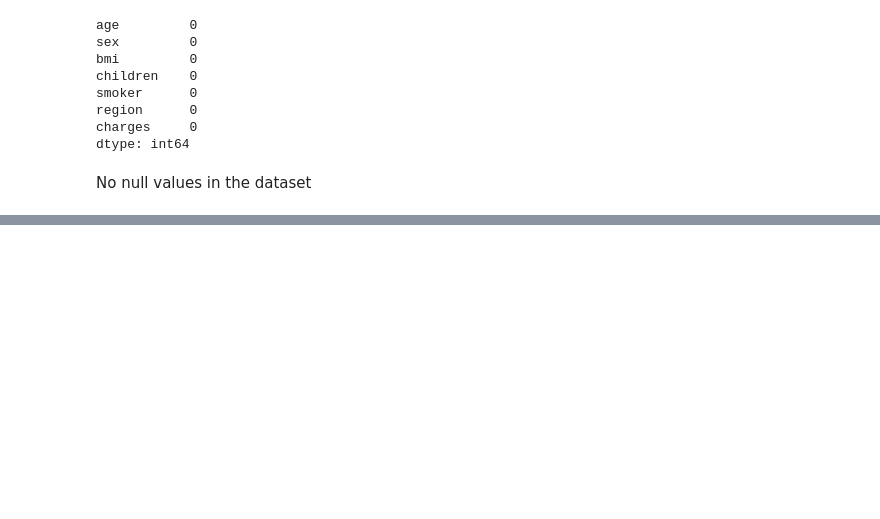
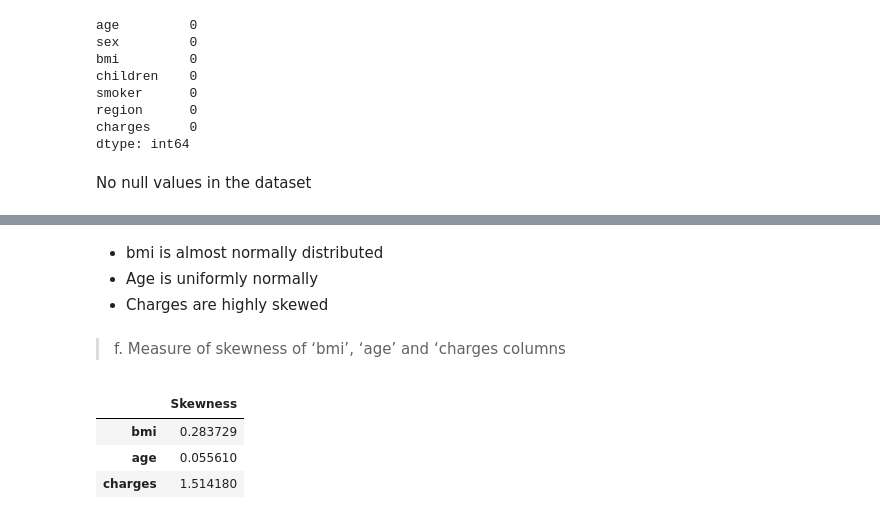
Before and after one commit to subodhpushpak/quickreference, a Jupyter notebook: mlai/assign1.ipynb, the cells around one changed output, grey strips where cells are left out. Cells and saved outputs as stored; diff of their text form; code cells hidden in the pictures; blank space fills up the shorter version.

```diff
--- a/mlai/assign1.ipynb
+++ b/mlai/assign1.ipynb
@@ -90,0 +172,16 @@ Data
+# %% [markdown]
+
+* bmi is almost normally distributed
+* Age is uniformly normally
+* Charges are highly skewed
+# %% [markdown]
+> f. Measure of skewness of ‘bmi’, ‘age’ and ‘charges columns
+# %%
+skewness = pd.DataFrame({'Skewness' : [stats.skew(insurance_df.bmi),stats.skew(insurance_df.age),stats.skew(insurance_df.charges)]},
+                        index=['bmi','age','charges'])
+skewness
+# %% [output]
+|  | Skewness |
+| bmi | 0.283729 |
+| age | 0.055610 |
+| charges | 1.514180 |
```
Also changed, not shown: parts of 14 cells of this notebook.
